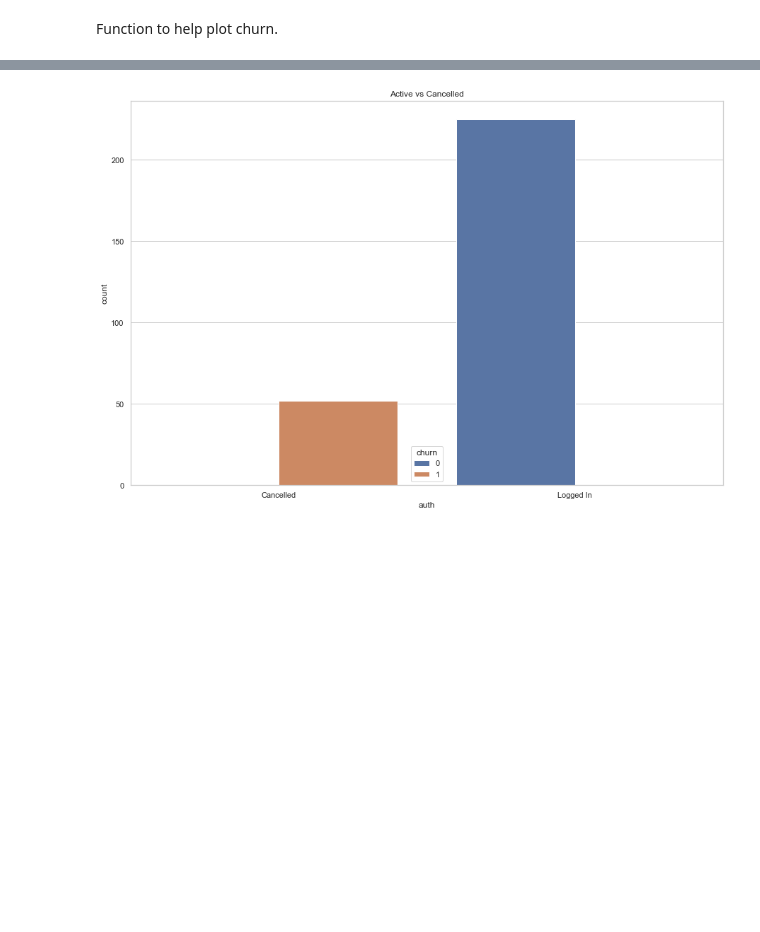
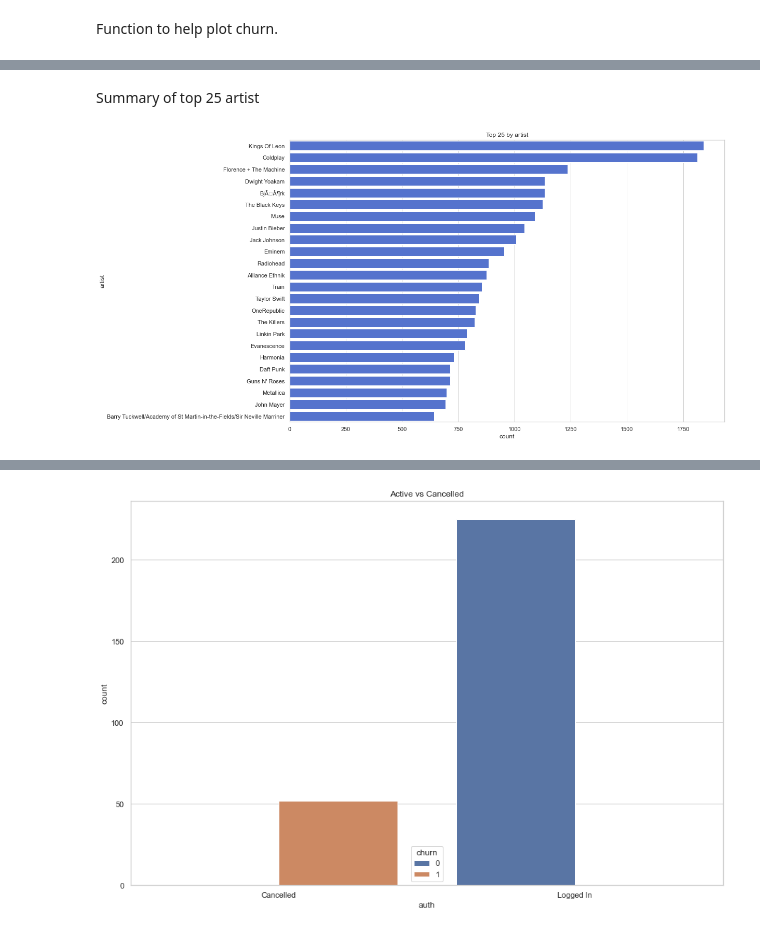
Before and after one commit to chrisestevez/Sparkify, a Jupyter notebook: Sparkify.ipynb, the cells around one changed output, grey strips where cells are left out. Cells and saved outputs as stored; diff of their text form; code cells hidden in the pictures; blank space fills up the shorter version.

```diff
--- a/Sparkify.ipynb
+++ b/Sparkify.ipynb
@@ -394,3 +428,26 @@ def frequency_plot(data, group, title, flip=False ):
     else:
         sns.barplot(data=plot_df, y='count', x=group,hue='churn')\
             .set_title(title)
+
+def summary_plot(data, group, title, flip=False):
+    """Plots the total frequency by category.
+
+    Args:
+        data (DataFrame): Data for chart.
+        group (str): Grouping variable.
+        title (str): Chart tittle.
+        flip (bool, optional): Transposes the chart. Defaults to False.
+    """
+
+    plot_df = data.groupby([group]).agg(count('page')\
+        .alias('count')).sort(desc('count'))\
+            .toPandas().nlargest(25, 'count')
+
+    if flip:
+        sns.barplot(data=plot_df, x='count', y=group,\
+             color="royalblue")\
+            .set_title(title)
+    else:
+        sns.barplot(data=plot_df, y='count', x=group,\
+             color="royalblue")\
+            .set_title(title)
@@ -396,0 +471,6 @@ def frequency_plot(data, group, title, flip=False ):
+# %% [markdown]
+Summary of top 25 artist
+# %%
+summary_plot(sdf_clean, 'artist', 'Top 25 by artist', flip=True)
+# %% [output]
+[figure, added]
```
Also changed, not shown: parts of 40 cells of this notebook, 2 other files.
